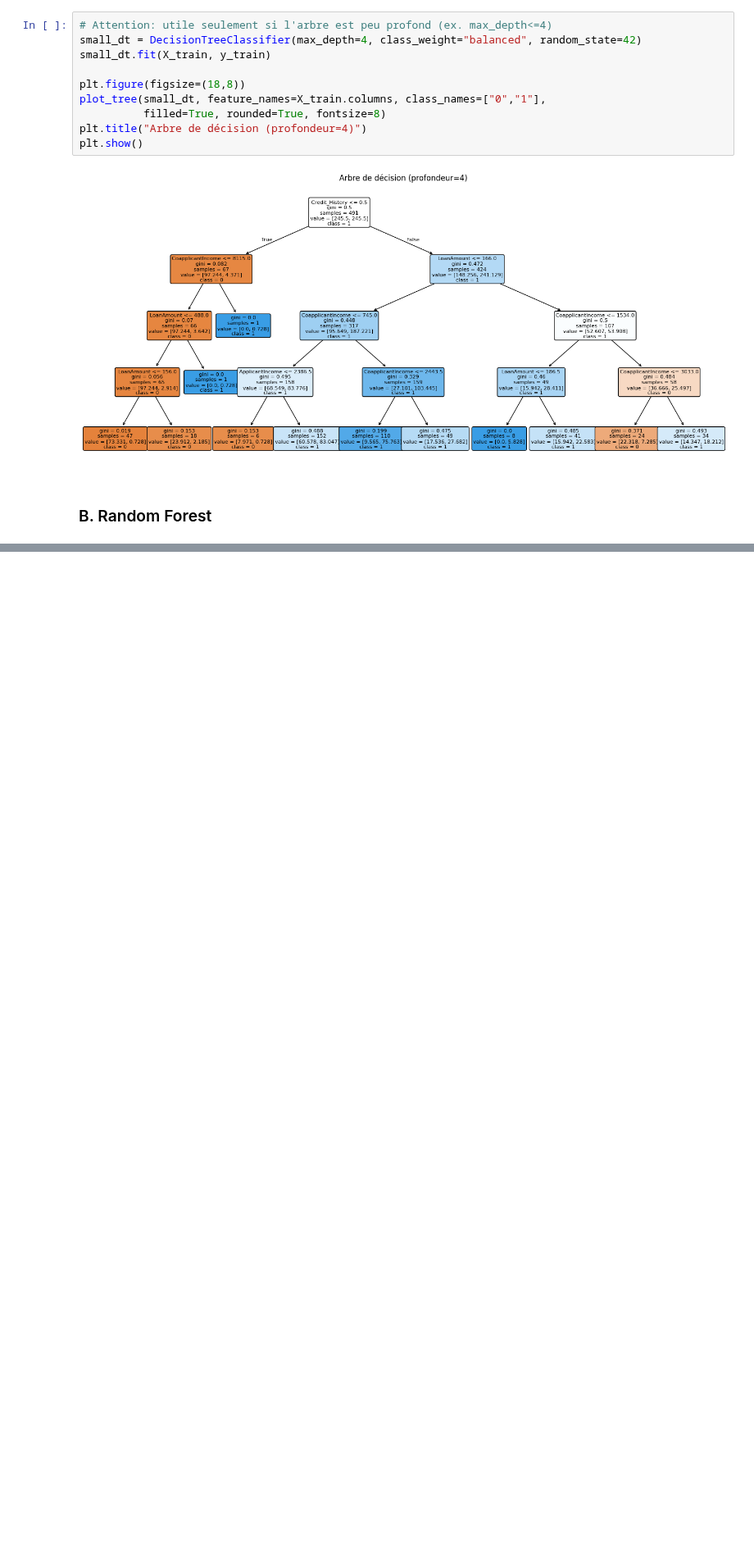
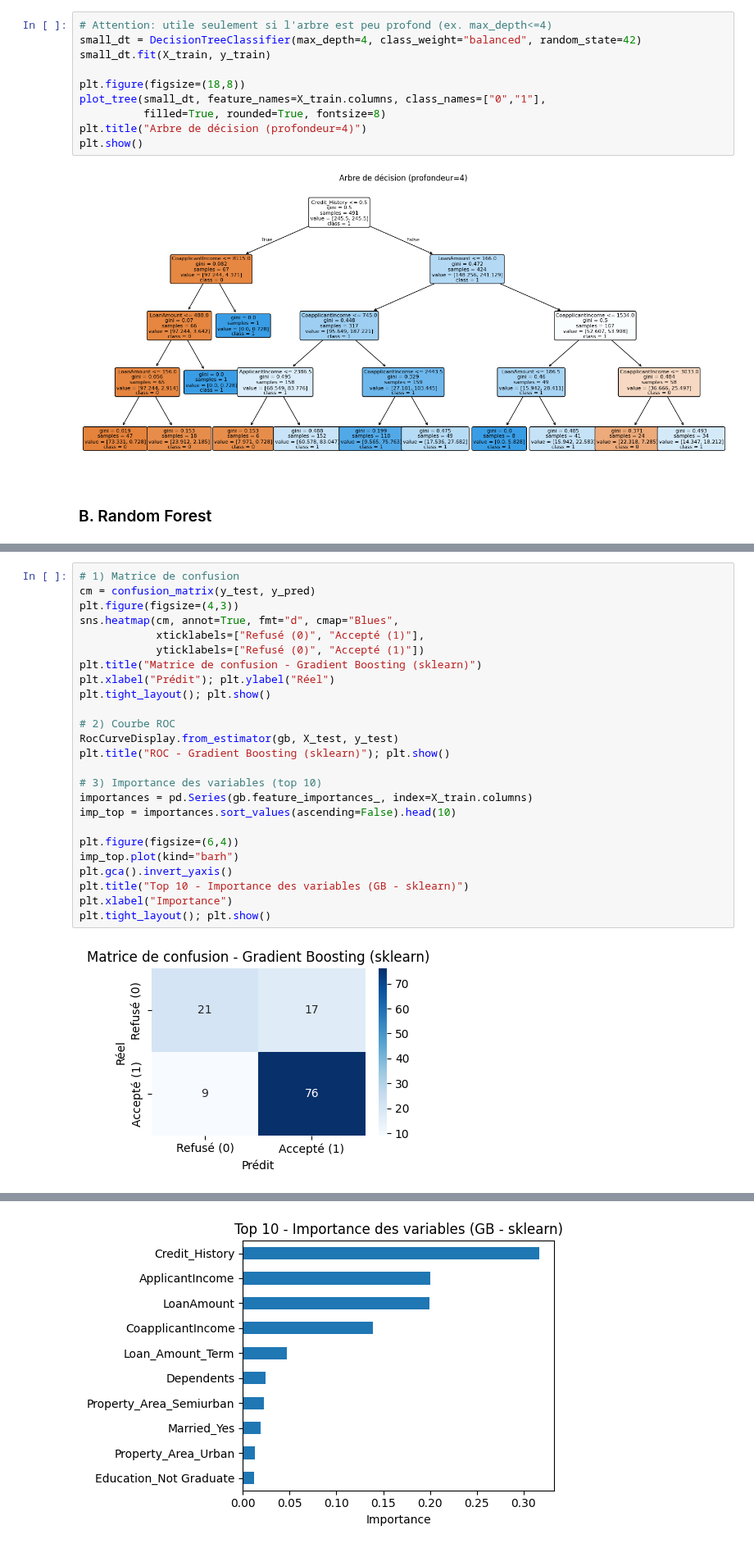
Before and after one commit to ach224/Prediction_eligibilite_pret_bancaire, a Jupyter notebook: Modelisation_Aicha.ipynb, the cells around one changed output, grey strips where cells are left out. Shown at 82% size. Cells and saved outputs as stored; diff of their text form; blank space fills up the shorter version.

Commit message:
Modèle C : Gradient Boosting

```diff
--- a/Modelisation_Aicha.ipynb
+++ b/Modelisation_Aicha.ipynb
@@ -265,0 +364,27 @@ plt.show()
+# %%
+# 1) Matrice de confusion
+cm = confusion_matrix(y_test, y_pred)
+plt.figure(figsize=(4,3))
+sns.heatmap(cm, annot=True, fmt="d", cmap="Blues",
+            xticklabels=["Refusé (0)", "Accepté (1)"],
+            yticklabels=["Refusé (0)", "Accepté (1)"])
+plt.title("Matrice de confusion - Gradient Boosting (sklearn)")
+plt.xlabel("Prédit"); plt.ylabel("Réel")
+plt.tight_layout(); plt.show()
+
+# 2) Courbe ROC
+RocCurveDisplay.from_estimator(gb, X_test, y_test)
+plt.title("ROC - Gradient Boosting (sklearn)"); plt.show()
+
+# 3) Importance des variables (top 10)
+importances = pd.Series(gb.feature_importances_, index=X_train.columns)
+imp_top = importances.sort_values(ascending=False).head(10)
+
+plt.figure(figsize=(6,4))
+imp_top.plot(kind="barh")
+plt.gca().invert_yaxis()
+plt.title("Top 10 - Importance des variables (GB - sklearn)")
+plt.xlabel("Importance")
+plt.tight_layout(); plt.show()
+# %% [output]
+[figure, added]
@@ -265,0 +392 @@ plt.show()
+[figure, added]
```
Also changed, not shown: parts of 11 cells of this notebook.
